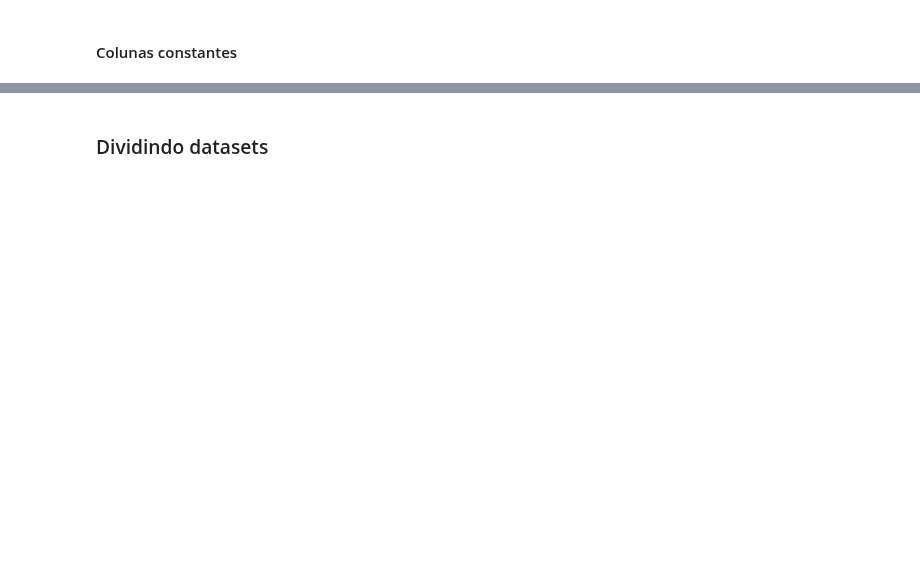
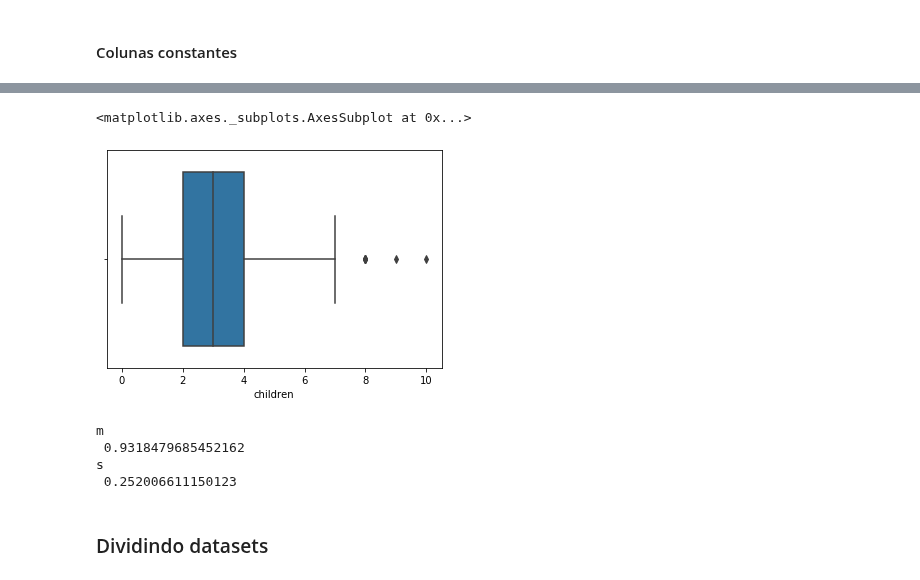
Before and after one commit to kaline/TrabalhoFinalML, a Jupyter notebook: dataset.ipynb, the cells around one changed output, grey strips where cells are left out. Saved outputs shown, nothing was run; the diff lists cells and outputs as text; code cells hidden in the pictures; blank space fills up the shorter version.

```diff
--- a/dataset.ipynb
+++ b/dataset.ipynb
@@ -446,3 +553,15 @@ Após limpeza de colunas constantes:  (1429, 73)
+# %%
+sns.boxplot(df_semOutliers.children)
+# %% [output]
+<matplotlib.axes._subplots.AxesSubplot at 0x...>
+[figure, added]
+# %%
+print('m\n', m, '\ns\n', s)
+# %% [output]
+m
+ 0.9318479685452162
+s
+ 0.252006611150123
 # %% [markdown]
 ### Dividindo datasets
 # %%
```
Also changed, not shown: parts of 30 cells of this notebook.
